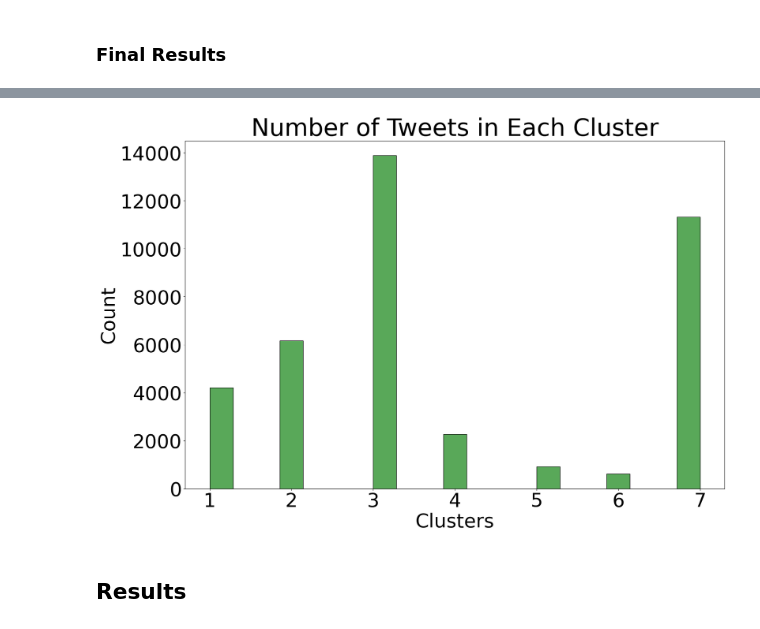
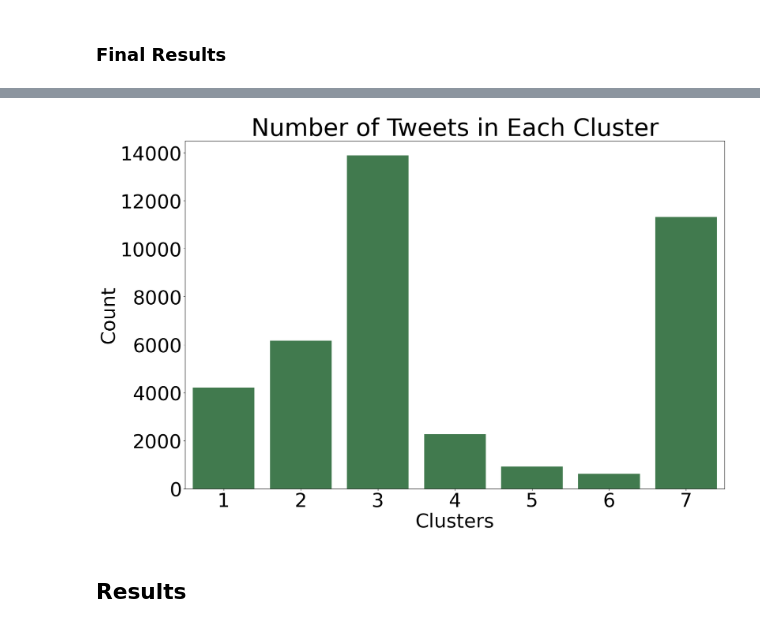
Before and after one commit to joshegladwell/us-school-shootings, a Jupyter notebook: codes/07-clustering/clustering.ipynb, the cells around one changed output, grey strips where cells are left out. Saved outputs shown, nothing was run; the diff lists cells and outputs as text; code cells hidden in the pictures.

```diff
--- a/codes/07-clustering/clustering.ipynb
+++ b/codes/07-clustering/clustering.ipynb
@@ -141,27 +141,30 @@ df.head()
 # %%
 import seaborn as sns
 
 df_newind = df.reset_index(drop=True)
 df_newind['nlabels'] = df_newind['nlabels'] + 1
 
+df_counts = df_newind.groupby(['nlabels']).count()['Incident_ID'].reset_index()
+
 plt.rcParams.update({'font.size': 40})
 plt.rcParams['figure.figsize'] = (20, 13)
 
 fig, ax = plt.subplots(figsize=(20, 13))
 
-sns.histplot(data=df_newind, x='nlabels', ax=ax, color='#599160')
+sns.barplot(data=df_counts, x='nlabels', y='Incident_ID', ax=ax, color='#388349')
 
 # Specify axis titles
 ax.set_title("Number of Tweets in Each Cluster", fontdict={'fontsize': 50})
 
 # Specify labels and ticks
 ax.set_xlabel('Clusters')
+ax.set_ylabel('Count')
 
 plt.ylim(0, 14500)
 
 plt.savefig("./../../501-project-website/images/clustering/cluster_counts.png")
 # %% [output]
-[figure, old version]
+[figure, new version]
 # %% [markdown]
 ## Results
 # %%
```
Also changed, not shown: 6 other files.
